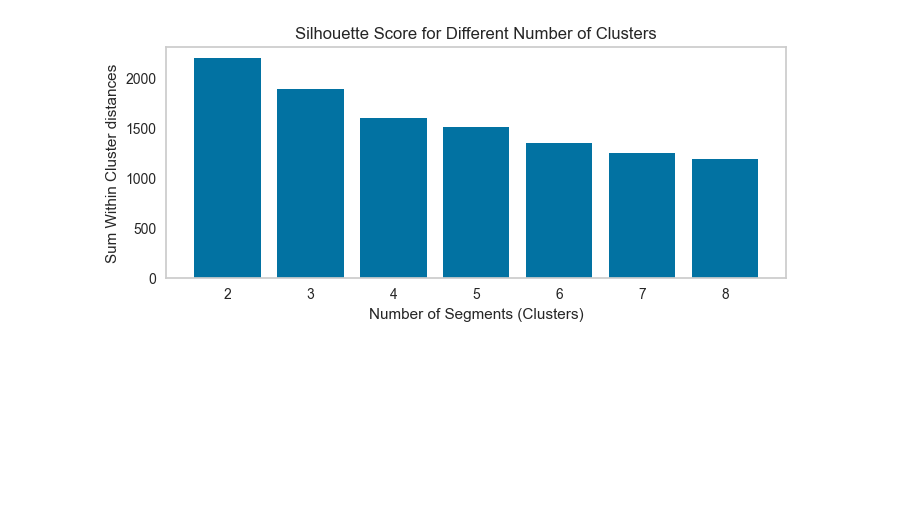
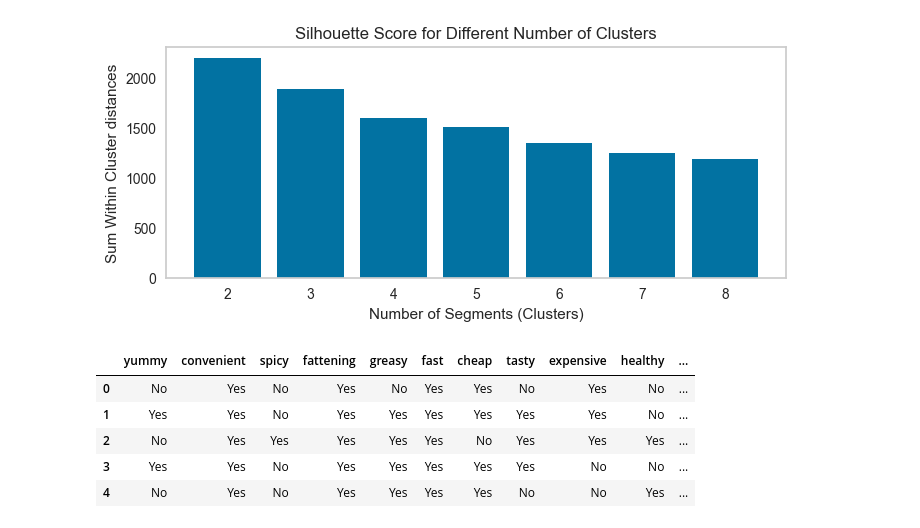
Before and after one commit to mdismailquraishicse/McDonaldCustomerSegmentation, a Jupyter notebook: McDonaldCustomerSegmentation.ipynb, the cells around one changed output. Drawn from its saved outputs; the diff is of its cells as text; code cells hidden in the pictures; blank space fills up the shorter version.

```diff
--- a/McDonaldCustomerSegmentation.ipynb
+++ b/McDonaldCustomerSegmentation.ipynb
@@ -129,0 +132,9 @@ plt.show()
+# %%
+df.head()
+# %% [output]
+|  | yummy | convenient | spicy | fattening | greasy | fast | cheap | tasty | expensive | healthy | ... |
+| 0 | No | Yes | No | Yes | No | Yes | Yes | No | Yes | No | ... |
+| 1 | Yes | Yes | No | Yes | Yes | Yes | Yes | Yes | Yes | No | ... |
+| 2 | No | Yes | Yes | Yes | Yes | Yes | No | Yes | Yes | Yes | ... |
+| 3 | Yes | Yes | No | Yes | Yes | Yes | Yes | Yes | No | No | ... |
+| 4 | No | Yes | No | Yes | Yes | Yes | Yes | No | No | Yes | ... |
```
Also changed, not shown: parts of 4 cells of this notebook.
